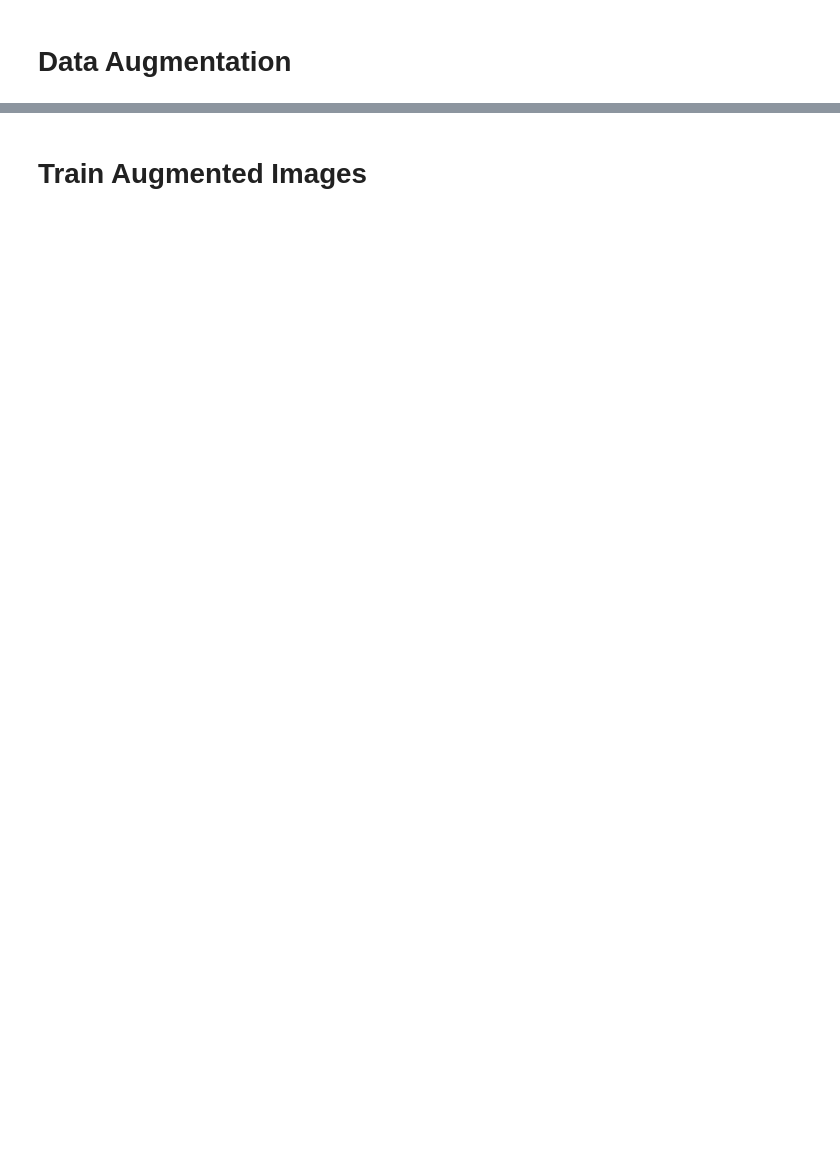
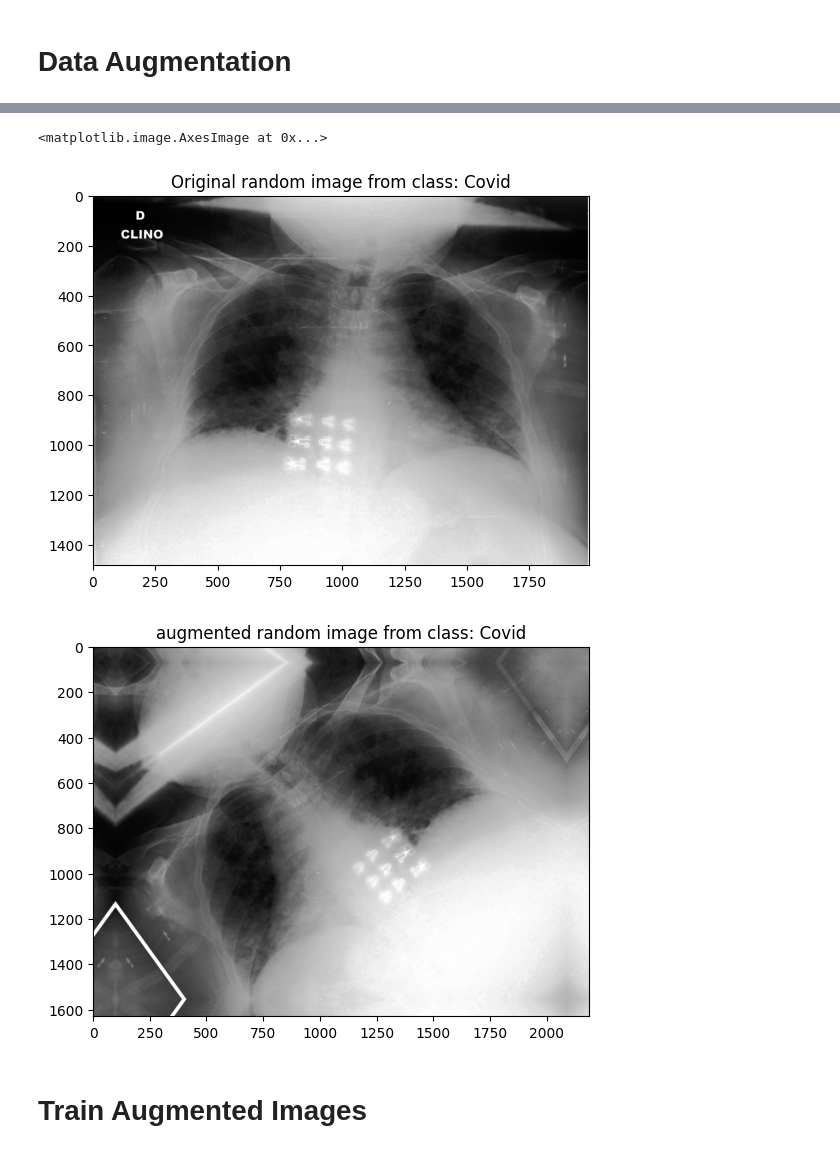
Before and after one commit to efazHossain/DATA-4380, a Jupyter notebook: Projects/ComputerVision/TrainBaseModelAugmentation.ipynb, the cells around one changed output, grey strips where cells are left out. Drawn from its saved outputs; the diff is of its cells as text; code cells hidden in the pictures; blank space fills up the shorter version.

Commit message:
Restarted Augmentation | Started Training VGG

```diff
--- a/Projects/ComputerVision/TrainBaseModelAugmentation.ipynb
+++ b/Projects/ComputerVision/TrainBaseModelAugmentation.ipynb
@@ -66,0 +59,11 @@ Clipping input data to the valid range for imshow with RGB data ([0..1] for floa
+# %%
+augmentation_layer = Sequential([
+    RandomFlip("horizontal", seed=42),
+    RandomRotation(0.2, seed=42),
+    RandomZoom(0.2, seed=42),
+    RandomHeight(0.2, seed=42),
+    RandomWidth(0.2, seed=42),
+    Rescaling(1/255.)
+], name="augmentation_layer")
+
+augmentation_layer
@@ -67,2 +76,26 @@ Clipping input data to the valid range for imshow with RGB data ([0..1] for floa
+# %%
+import random
+target_dir = "/mnt/c/users/efazh/DataProblems/Datasets/ComputerVision/Covid19-dataset/train"
+target_class = random.choice(class_names)
+target_dir = f"{target_dir}/{target_class}"
+random_image = random.choice(os.listdir(target_dir))
+random_image_path = target_dir + "/" + random_image
+# %%
+import matplotlib.image as mpimg
+
+img = mpimg.imread(random_image_path)
+plt.title(f"Original random image from class: {target_class}")
+# plt.axis(False)
+plt.imshow(img);
+
+# Now lets plot our augmented random image
+augmented_image = augmentation_layer(img, training=True)
+plt.figure()
+plt.title(f"augmented random image from class: {target_class}")
+plt.imshow(augmented_image)
+# %% [output]
+<matplotlib.image.AxesImage at 0x...>
+[figure, added]
+[figure, added]
 # %% [markdown]
 # Train Augmented Images
```
Also changed, not shown: parts of 12 cells of this notebook, 1 other file.
